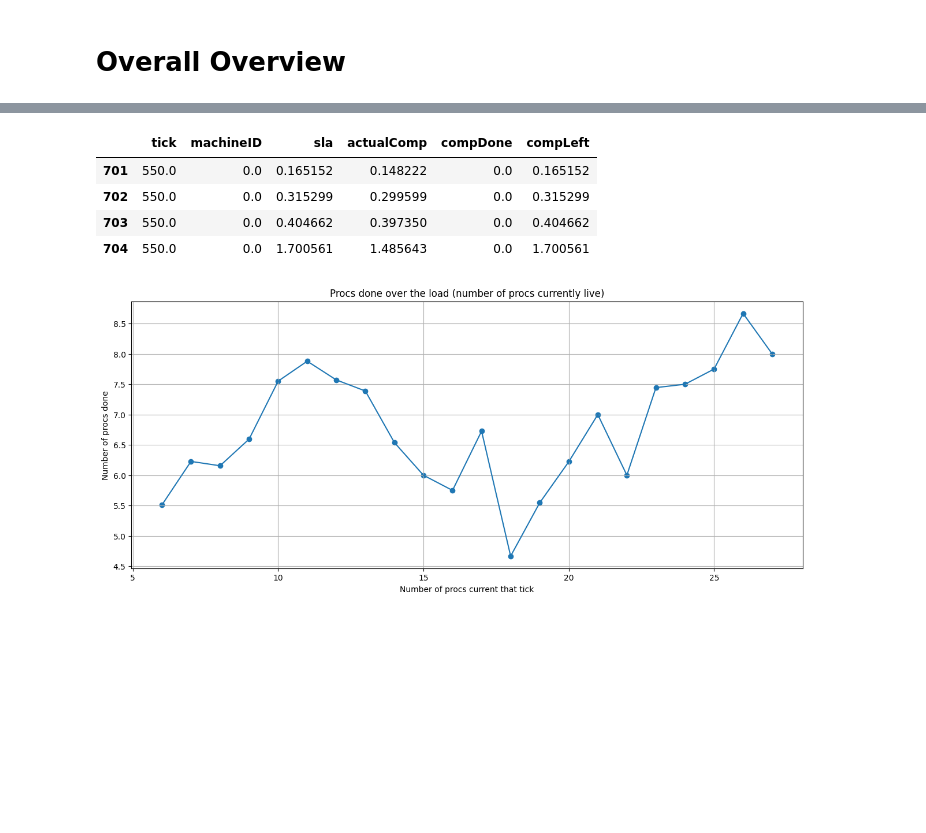
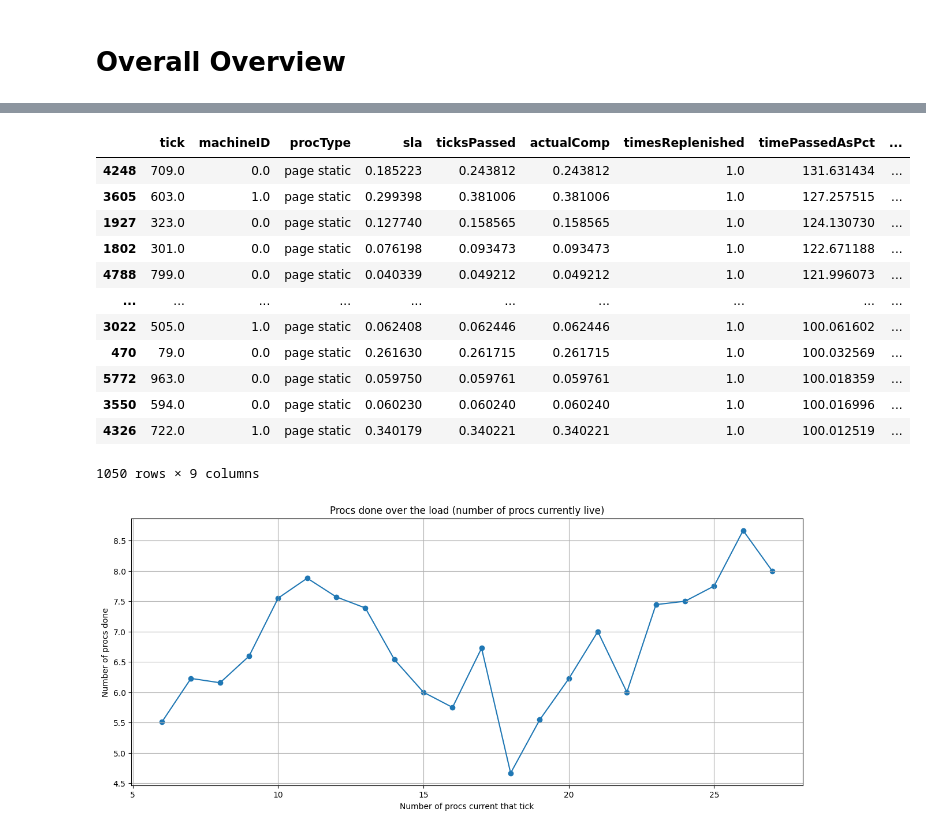
Before and after one commit to hannahmanuela/scheduler-simulator, a Jupyter notebook: results/analyze_output.ipynb, the cells around one changed output, grey strips where cells are left out. Cells and saved outputs as stored; diff of their text form; code cells hidden in the pictures; blank space fills up the shorter version.

```diff
--- a/results/analyze_output.ipynb
+++ b/results/analyze_output.ipynb
@@ -154,11 +150,23 @@ proc_timings.where(proc_timings["timePassedAsPct"] > 4000).dropna().sort_values(
-# %%
-procs_current.where(procs_current["tick"] == 550).dropna()
-# %% [output]
-|  | tick | machineID | sla | actualComp | compDone | compLeft |
-| 701 | 550.0 | 0.0 | 0.165152 | 0.148222 | 0.0 | 0.165152 |
-| 702 | 550.0 | 0.0 | 0.315299 | 0.299599 | 0.0 | 0.315299 |
-| 703 | 550.0 | 0.0 | 0.404662 | 0.397350 | 0.0 | 0.404662 |
-| 704 | 550.0 | 0.0 | 1.700561 | 1.485643 | 0.0 | 1.700561 |
+# %%
+late = proc_timings.where((proc_timings["timePassedAsPct"] > 100)).dropna()
+typed = late.where(late["procType"].str.contains("static")).dropna()
+unreplenished = typed.where(typed["timesReplenished"] == 0).dropna()
+
+typed.sort_values("timePassedAsPct", ascending=False)
+# %% [output]
+|  | tick | machineID | procType | sla | ticksPassed | actualComp | timesReplenished | timePassedAsPct | ... |
+| 4248 | 709.0 | 0.0 | page static | 0.185223 | 0.243812 | 0.243812 | 1.0 | 131.631434 | ... |
+| 3605 | 603.0 | 1.0 | page static | 0.299398 | 0.381006 | 0.381006 | 1.0 | 127.257515 | ... |
+| 1927 | 323.0 | 0.0 | page static | 0.127740 | 0.158565 | 0.158565 | 1.0 | 124.130730 | ... |
+| 1802 | 301.0 | 0.0 | page static | 0.076198 | 0.093473 | 0.093473 | 1.0 | 122.671188 | ... |
+| 4788 | 799.0 | 0.0 | page static | 0.040339 | 0.049212 | 0.049212 | 1.0 | 121.996073 | ... |
+| ... | ... | ... | ... | ... | ... | ... | ... | ... | ... |
+| 3022 | 505.0 | 1.0 | page static | 0.062408 | 0.062446 | 0.062446 | 1.0 | 100.061602 | ... |
+| 470 | 79.0 | 0.0 | page static | 0.261630 | 0.261715 | 0.261715 | 1.0 | 100.032569 | ... |
+| 5772 | 963.0 | 0.0 | page static | 0.059750 | 0.059761 | 0.059761 | 1.0 | 100.018359 | ... |
+| 3550 | 594.0 | 0.0 | page static | 0.060230 | 0.060240 | 0.060240 | 1.0 | 100.016996 | ... |
+| 4326 | 722.0 | 1.0 | page static | 0.340179 | 0.340221 | 0.340221 | 1.0 | 100.012519 | ... |
+1050 rows × 9 columns
 # %%
 # Procs done over the load (number of procs currently live)
 
```
Also changed, not shown: parts of 6 cells of this notebook, 7 other files.
